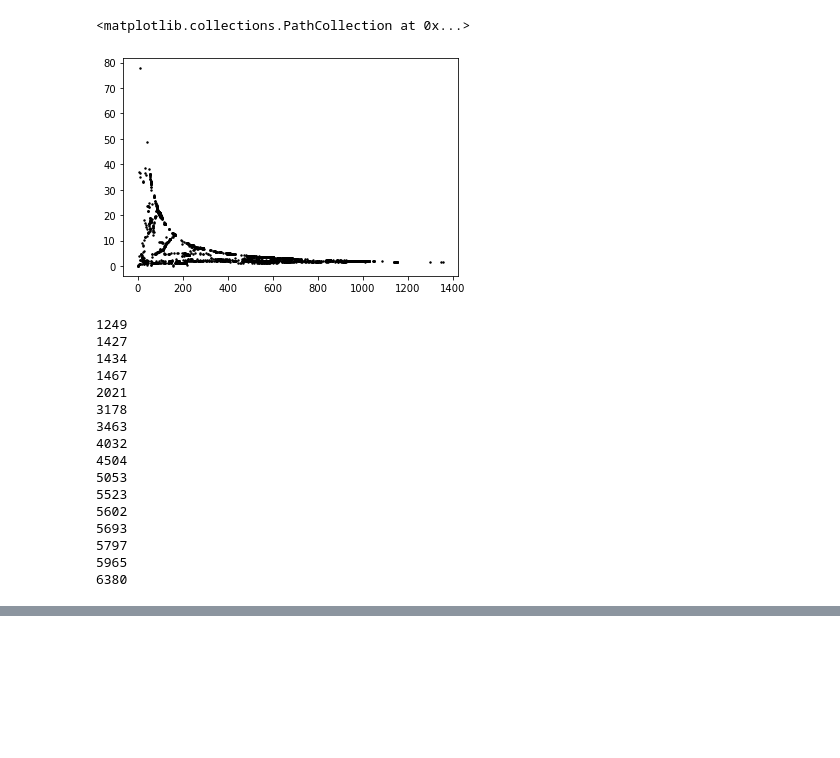
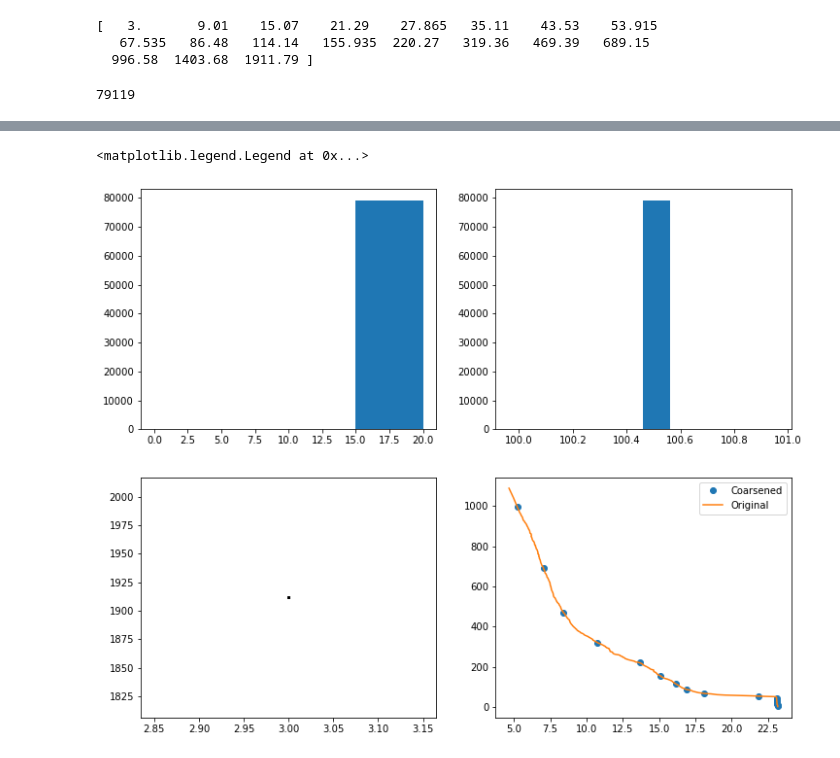
Before and after one commit to feiyulu/Diffusion_OceanDA, a Jupyter notebook: argo_check.ipynb, the cells around one changed output, grey strips where cells are left out. Saved outputs shown, nothing was run; the diff lists cells and outputs as text; code cells hidden in the pictures; blank space fills up the shorter version.

```diff
--- a/argo_check.ipynb
+++ b/argo_check.ipynb
@@ -80,30 +51,35 @@ plt.plot(argo_obs.profiles[i].T, argo_obs.profiles[i].depth)
-# %%
-plt.scatter(
-    argo_obs.levels,
-    (argo_obs.max_depth-argo_obs.min_depth)/argo_obs.levels,
-    s=2,color='black')
-# %% [output]
-<matplotlib.collections.PathCollection at 0x...>
-[figure, removed]
-# %%
-for i in range(len(argo_obs)):
-    if argo_obs.min_depth[i]>200:
-    # if argo_obs.levels[i]>100 and (argo_obs.max_depth[i]-argo_obs.min_depth[i])/argo_obs.levels[i]>20:
-        print(i)
-# %% [output]
-1249
-1427
-1434
-1467
-2021
-3178
-3463
-4032
-4504
-5053
-5523
-5602
-5693
-5797
-5965
-6380
+# %%
+combine_levels = range(0,len(model_dz)+1,3)
+model_dz_coarse, model_z_coarse = data_types.depth_vertical_coarsen(model_dz,combine_levels)
+model_z_argo = model_z_coarse[model_z_coarse<2000]
+print(model_z_argo)
+# %% [output]
+[   3.       9.01    15.07    21.29    27.865   35.11    43.53    53.915
+   67.535   86.48   114.14   155.935  220.27   319.36   469.39   689.15
+  996.58  1403.68  1911.79 ]
+# %%
+importlib.reload(data_types)
+argo_obs_interp = data_types.argo(argo_obs_ds,interp=True,target_depth=model_z_argo)
+len(argo_obs_interp)
+# %% [output]
+79119
+# %%
+fig, axes = plt.subplots(2,2,figsize=(12,10))
+
+axes[0,0].hist(argo_obs_interp.levels,[0,5,10,15,20])
+
+axes[0,1].hist((argo_obs_interp.max_depth-argo_obs_interp.min_depth)/argo_obs_interp.levels)
+
+axes[1,0].scatter(
+    argo_obs_interp.min_depth,
+    argo_obs_interp.max_depth,
+    s=2,color='black')
+
+i = rng.integers(0,len(argo_obs_interp))
+print(argo_obs_interp.time[i],argo_obs_interp.lat[i],argo_obs_interp.lon[i])
+# print(argo_obs_interp.profiles[i].depth)
+# print(argo_obs_interp.profiles[i].levels)
+axes[1,1].plot(argo_obs_interp.profiles[i].T, argo_obs_interp.profiles[i].depth,'o',label="Coarsened")
+axes[1,1].plot(argo_obs.profiles[i].T, argo_obs.profiles[i].depth,label="Original")
+axes[1,1].legend()
+# %% [output]
@@ -109,0 +87,2 @@ for i in range(len(argo_obs)):
+<matplotlib.legend.Legend at 0x...>
+[figure, added]
```
Also changed, not shown: parts of 9 cells of this notebook, 2 other files.
